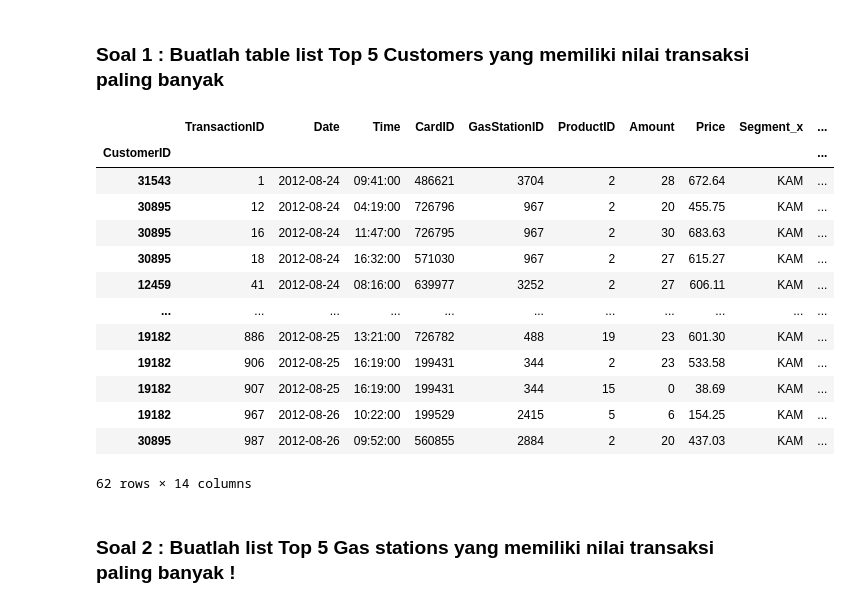
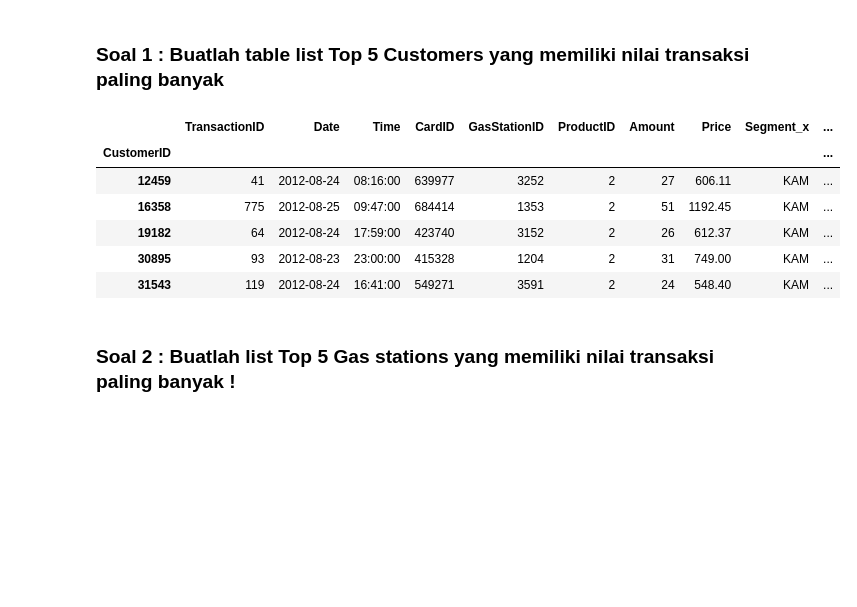
Before and after one commit to terra2n/2025_KB_TI-1C, a Jupyter notebook: jobsheet5.ipynb, the cells around one changed output. Drawn from its saved outputs; the diff is of its cells as text; code cells hidden in the pictures; blank space fills up the shorter version.

```diff
--- a/jobsheet5.ipynb
+++ b/jobsheet5.ipynb
@@ -325,32 +325,30 @@ dtype: object
 # %% [markdown]
 ### Soal 1 : Buatlah table list Top 5 Customers yang memiliki nilai transaksi paling banyak
 # %%
-# Soal 1
-# Buatlah table list Top 5 Customers yang memiliki nilai transaksi paling banyak
+# Soal 1 - Top 5 Customers berdasarkan total nilai transaksi
 
-# Group by CustomerID, lalu hitung total transaksi berdasarkan Price
+# Hitung total transaksi per customer
 top_customers = final_df.groupby('CustomerID')['Price'].sum().sort_values(ascending=False).head(5)
 
-# Ambil semua kolom data untuk Top 5 Customers tersebut
-top_customers_list = final_df[final_df['CustomerID'].isin(top_customers.index)]
+# Ambil hanya 1 transaksi (pertama) dari masing-masing customer top
+top_customers_info = final_df[final_df['CustomerID'].isin(top_customers.index)]
 
-# Tampilkan hasil
-top_customers_list.set_index('CustomerID')
+# Drop duplikat agar hanya 1 baris per customer
+top_customers_info = top_customers_info.sort_values(by='CustomerID').drop_duplicates(subset='CustomerID', keep='first')
+
+# Jadikan CustomerID sebagai index
+top_customers_info.set_index('CustomerID', inplace=True)
+
+# Tampilkan hasil akhir
+top_customers_info
 # %% [output]
 |  | TransactionID | Date | Time | CardID | GasStationID | ProductID | Amount | Price | Segment_x | ... |
 | CustomerID |  |  |  |  |  |  |  |  |  | ... |
-| 31543 | 1 | 2012-08-24 | 09:41:00 | 486621 | 3704 | 2 | 28 | 672.64 | KAM | ... |
-| 30895 | 12 | 2012-08-24 | 04:19:00 | 726796 | 967 | 2 | 20 | 455.75 | KAM | ... |
-| 30895 | 16 | 2012-08-24 | 11:47:00 | 726795 | 967 | 2 | 30 | 683.63 | KAM | ... |
-| 30895 | 18 | 2012-08-24 | 16:32:00 | 571030 | 967 | 2 | 27 | 615.27 | KAM | ... |
 | 12459 | 41 | 2012-08-24 | 08:16:00 | 639977 | 3252 | 2 | 27 | 606.11 | KAM | ... |
-| ... | ... | ... | ... | ... | ... | ... | ... | ... | ... | ... |
-| 19182 | 886 | 2012-08-25 | 13:21:00 | 726782 | 488 | 19 | 23 | 601.30 | KAM | ... |
-| 19182 | 906 | 2012-08-25 | 16:19:00 | 199431 | 344 | 2 | 23 | 533.58 | KAM | ... |
-| 19182 | 907 | 2012-08-25 | 16:19:00 | 199431 | 344 | 15 | 0 | 38.69 | KAM | ... |
-| 19182 | 967 | 2012-08-26 | 10:22:00 | 199529 | 2415 | 5 | 6 | 154.25 | KAM | ... |
-| 30895 | 987 | 2012-08-26 | 09:52:00 | 560855 | 2884 | 2 | 20 | 437.03 | KAM | ... |
+| 16358 | 775 | 2012-08-25 | 09:47:00 | 684414 | 1353 | 2 | 51 | 1192.45 | KAM | ... |
+| 19182 | 64 | 2012-08-24 | 17:59:00 | 423740 | 3152 | 2 | 26 | 612.37 | KAM | ... |
+| 30895 | 93 | 2012-08-23 | 23:00:00 | 415328 | 1204 | 2 | 31 | 749.00 | KAM | ... |
+| 31543 | 119 | 2012-08-24 | 16:41:00 | 549271 | 3591 | 2 | 24 | 548.40 | KAM | ... |
-62 rows × 14 columns
 # %% [markdown]
 ### Soal 2 : Buatlah list Top 5 Gas stations yang memiliki nilai transaksi paling banyak !
 # %%
```
Also changed, not shown: parts of 3 cells of this notebook.
